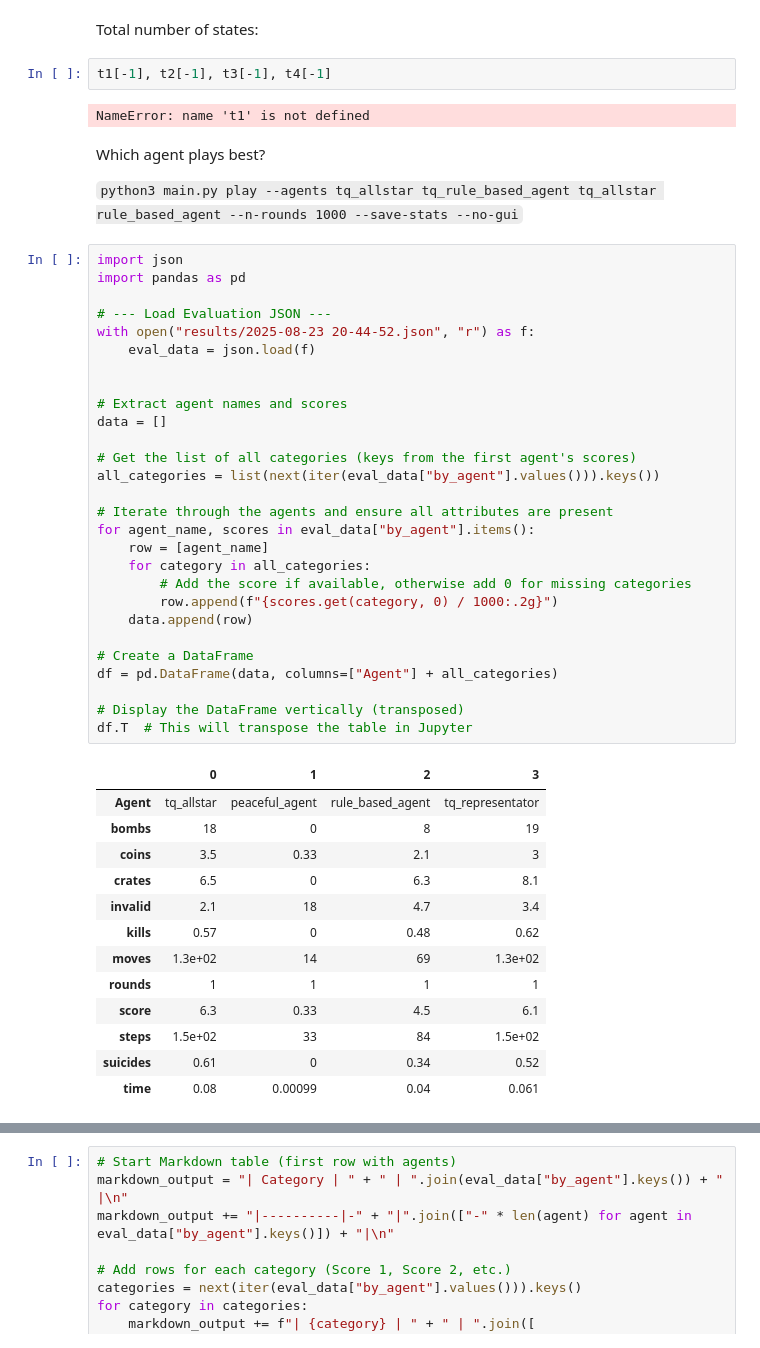
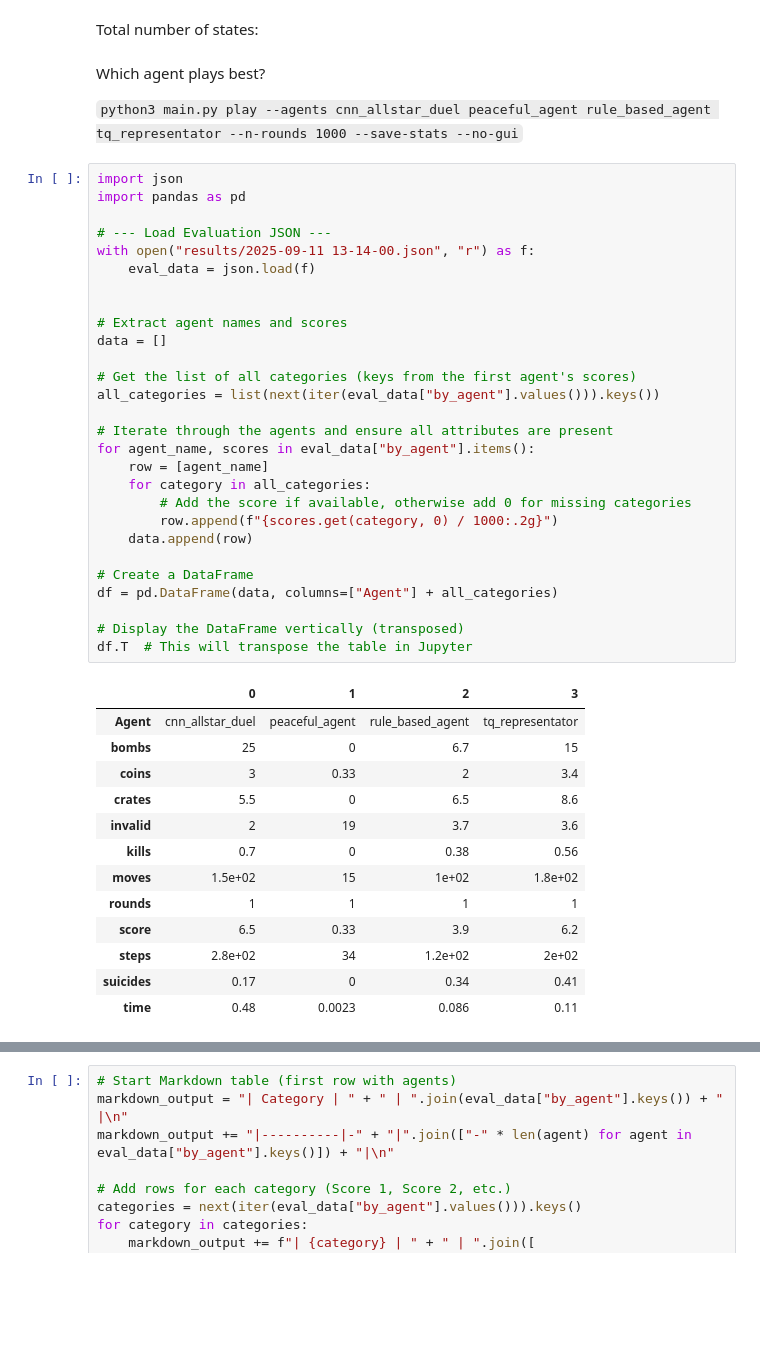
Before and after one commit to KunkelAlexander/bomberman_rl, a Jupyter notebook: post_2.ipynb, the cells around one changed output, grey strips where cells are left out. Drawn from its saved outputs; the diff is of its cells as text; blank space fills up the shorter version.

```diff
--- a/post_2.ipynb
+++ b/post_2.ipynb
@@ -541,53 +546,49 @@ No artists with labels found to put in legend.  Note that artists whose label st
 [figure]
 # %% [markdown]
 Total number of states:
-# %%
-t1[-1], t2[-1], t3[-1], t4[-1]
-# %% [output]
-NameError: name 't1' is not defined
 # %% [markdown]
 Which agent plays best?
 
-`python3 main.py play --agents tq_allstar tq_rule_based_agent tq_allstar rule_based_agent --n-rounds 1000 --save-stats --no-gui`
+`python3 main.py play --agents cnn_allstar_duel peaceful_agent rule_based_agent tq_representator --n-rounds 1000 --save-stats --no-gui`
 # %%
 import json
 import pandas as pd
 
 # --- Load Evaluation JSON ---
-with open("results/2025-08-23 20-44-52.json", "r") as f:
+with open("results/2025-09-11 13-14-00.json", "r") as f:
     eval_data = json.load(f)
 
 
 # Extract agent names and scores
 data = []
 
 # Get the list of all categories (keys from the first agent's scores)
 all_categories = list(next(iter(eval_data["by_agent"].values())).keys())
 
 # Iterate through the agents and ensure all attributes are present
 for agent_name, scores in eval_data["by_agent"].items():
     row = [agent_name]
     for category in all_categories:
         # Add the score if available, otherwise add 0 for missing categories
         row.append(f"{scores.get(category, 0) / 1000:.2g}")
     data.append(row)
 
 # Create a DataFrame
 df = pd.DataFrame(data, columns=["Agent"] + all_categories)
 
 # Display the DataFrame vertically (transposed)
 df.T  # This will transpose the table in Jupyter
 # %% [output]
 |  | 0 | 1 | 2 | 3 |
-| Agent | tq_allstar | peaceful_agent | rule_based_agent | tq_representator |
-| bombs | 18 | 0 | 8 | 19 |
-| coins | 3.5 | 0.33 | 2.1 | 3 |
-| crates | 6.5 | 0 | 6.3 | 8.1 |
-| invalid | 2.1 | 18 | 4.7 | 3.4 |
-| kills | 0.57 | 0 | 0.48 | 0.62 |
-| moves | 1.3e+02 | 14 | 69 | 1.3e+02 |
+| Agent | cnn_allstar_duel | peaceful_agent | rule_based_agent | tq_representator |
+| bombs | 25 | 0 | 6.7 | 15 |
+| coins | 3 | 0.33 | 2 | 3.4 |
+| crates | 5.5 | 0 | 6.5 | 8.6 |
+| invalid | 2 | 19 | 3.7 | 3.6 |
+| kills | 0.7 | 0 | 0.38 | 0.56 |
+| moves | 1.5e+02 | 15 | 1e+02 | 1.8e+02 |
 | rounds | 1 | 1 | 1 | 1 |
-| score | 6.3 | 0.33 | 4.5 | 6.1 |
-| steps | 1.5e+02 | 33 | 84 | 1.5e+02 |
-| suicides | 0.61 | 0 | 0.34 | 0.52 |
-| time | 0.08 | 0.00099 | 0.04 | 0.061 |
+| score | 6.5 | 0.33 | 3.9 | 6.2 |
+| steps | 2.8e+02 | 34 | 1.2e+02 | 2e+02 |
+| suicides | 0.17 | 0 | 0.34 | 0.41 |
+| time | 0.48 | 0.0023 | 0.086 | 0.11 |
```
Also changed, not shown: parts of 7 cells of this notebook, 11 other files.
